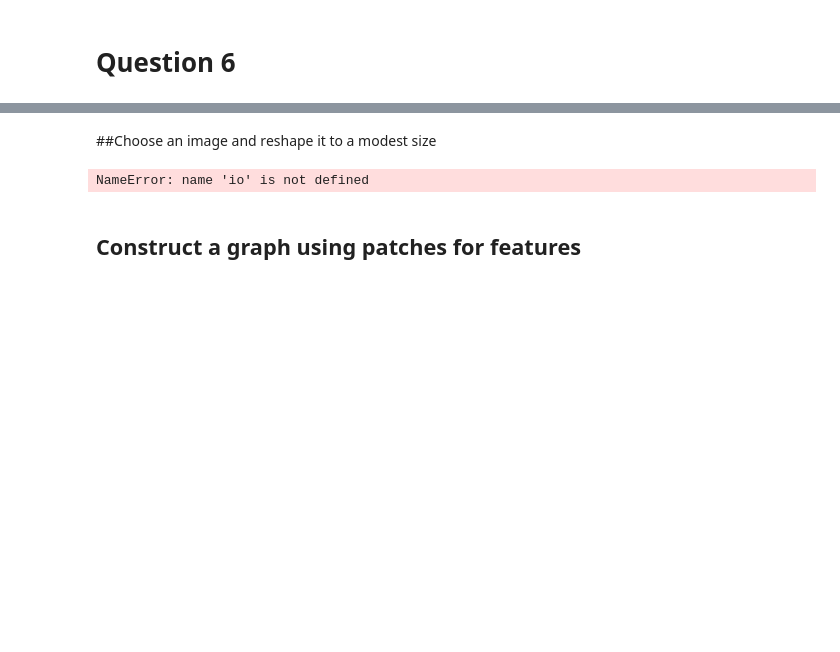
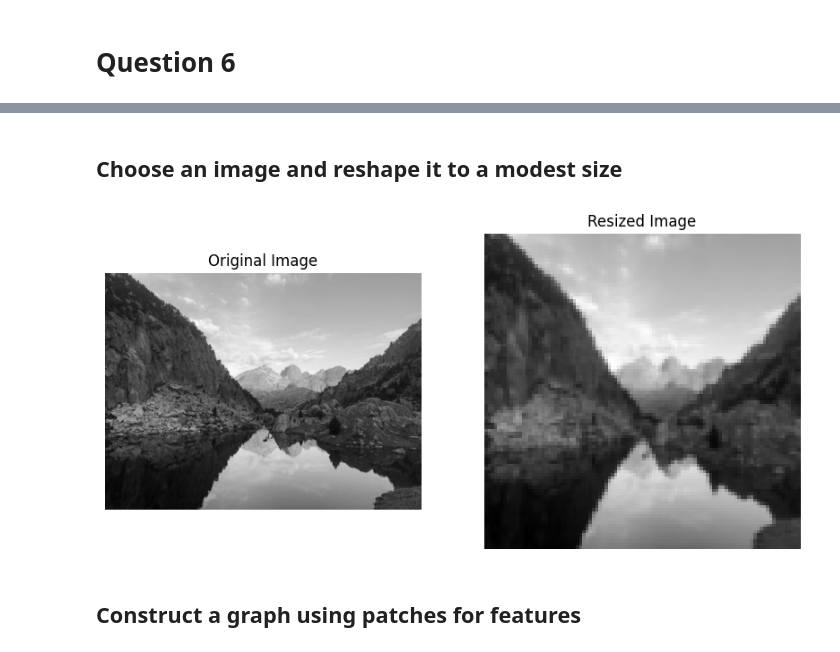
Before and after one commit to AvivGelfand/Geometry-of-Information-Course, a Jupyter notebook: Ex3_GOI.ipynb, the cells around one changed output, grey strips where cells are left out. Saved outputs shown, nothing was run; the diff lists cells and outputs as text; code cells hidden in the pictures; blank space fills up the shorter version.

```diff
--- a/Ex3_GOI.ipynb
+++ b/Ex3_GOI.ipynb
@@ -358,42 +416,39 @@ from sklearn.metrics.pairwise import pairwise_distances
 
 from sklearn.cluster import SpectralClustering
 # %% [markdown]
-##Choose an image and reshape it to a modest size
+## Choose an image and reshape it to a modest size
 # %%
-
-
-
-image_path = '/content/drive/MyDrive/Colab Notebooks/תוא שני/גאומטריה של המידע/EX3/IMG_1564.jpg'
+image_path = 'IMG_1564.jpg'
 
 # Load the image
 img = io.imread(image_path)
 
 # Convert the image to grayscale
 img = cv2.cvtColor(img, cv2.COLOR_BGR2GRAY)
 
 
 # Resize the image
 resized_img = transform.resize(img, (100, 100))
 
 # Plotting
 fig, axes = plt.subplots(1, 2, figsize=(10, 5))  # Create a figure and a set of subplots
 
 # Plot the original image
 axes[0].imshow(img,cmap='gray')
 axes[0].set_title('Original Image')
 
 # Plot the resized image
 axes[1].imshow(resized_img,cmap='gray')
 axes[1].set_title('Resized Image')
 
 # Hide the axes
 for ax in axes:
     ax.axis('off')
 
 # Show the plot
 plt.show()
 # %% [output]
-NameError: name 'io' is not defined
+[figure, added]
 # %% [markdown]
 
 ## Construct a graph using patches for features
```
Also changed, not shown: parts of 26 cells of this notebook.
